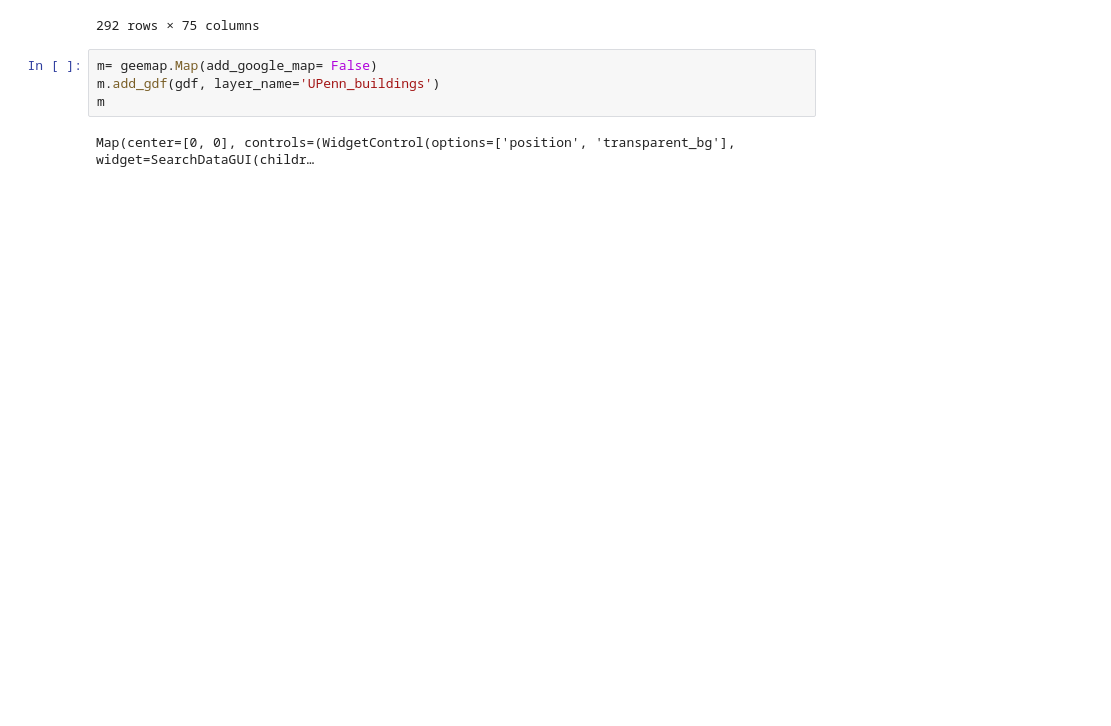
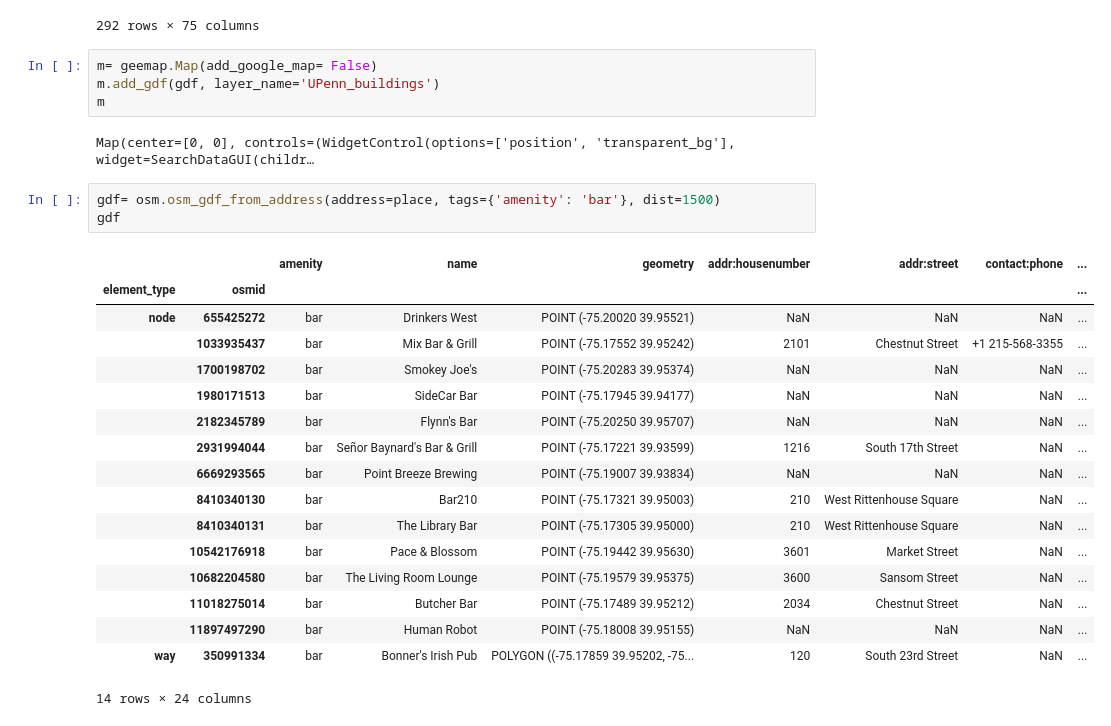
Before and after one commit to zyang91/spatial_data_management, a Jupyter notebook: notes/lecture10.ipynb, the cells around one changed output. Cells and saved outputs as stored; diff of their text form; blank space fills up the shorter version.

```diff
--- a/notes/lecture10.ipynb
+++ b/notes/lecture10.ipynb
@@ -124,3 +124,24 @@ m.add_gdf(gdf, layer_name='UPenn_buildings')
 m
 # %% [output]
 Map(center=[0, 0], controls=(WidgetControl(options=['position', 'transparent_bg'], widget=SearchDataGUI(childr…
+# %%
+gdf= osm.osm_gdf_from_address(address=place, tags={'amenity': 'bar'}, dist=1500)
+gdf
+# %% [output]
+|  |  | amenity | name | geometry | addr:housenumber | addr:street | contact:phone | ... |
+| element_type | osmid |  |  |  |  |  |  | ... |
+| node | 655425272 | bar | Drinkers West | POINT (-75.20020 39.95521) | NaN | NaN | NaN | ... |
+|  | 1033935437 | bar | Mix Bar & Grill | POINT (-75.17552 39.95242) | 2101 | Chestnut Street | +1 215-568-3355 | ... |
+|  | 1700198702 | bar | Smokey Joe's | POINT (-75.20283 39.95374) | NaN | NaN | NaN | ... |
+|  | 1980171513 | bar | SideCar Bar | POINT (-75.17945 39.94177) | NaN | NaN | NaN | ... |
+|  | 2182345789 | bar | Flynn's Bar | POINT (-75.20250 39.95707) | NaN | NaN | NaN | ... |
+|  | 2931994044 | bar | Señor Baynard's Bar & Grill | POINT (-75.17221 39.93599) | 1216 | South 17th Street | NaN | ... |
+|  | 6669293565 | bar | Point Breeze Brewing | POINT (-75.19007 39.93834) | NaN | NaN | NaN | ... |
+|  | 8410340130 | bar | Bar210 | POINT (-75.17321 39.95003) | 210 | West Rittenhouse Square | NaN | ... |
+|  | 8410340131 | bar | The Library Bar | POINT (-75.17305 39.95000) | 210 | West Rittenhouse Square | NaN | ... |
+|  | 10542176918 | bar | Pace & Blossom | POINT (-75.19442 39.95630) | 3601 | Market Street | NaN | ... |
+|  | 10682204580 | bar | The Living Room Lounge | POINT (-75.19579 39.95375) | 3600 | Sansom Street | NaN | ... |
+|  | 11018275014 | bar | Butcher Bar | POINT (-75.17489 39.95212) | 2034 | Chestnut Street | NaN | ... |
+|  | 11897497290 | bar | Human Robot | POINT (-75.18008 39.95155) | NaN | NaN | NaN | ... |
+| way | 350991334 | bar | Bonner's Irish Pub | POLYGON ((-75.17859 39.95202, -75... | 120 | South 23rd Street | NaN | ... |
+14 rows × 24 columns
```
Also changed, not shown: parts of 1 cell of this notebook, 4 other files.
